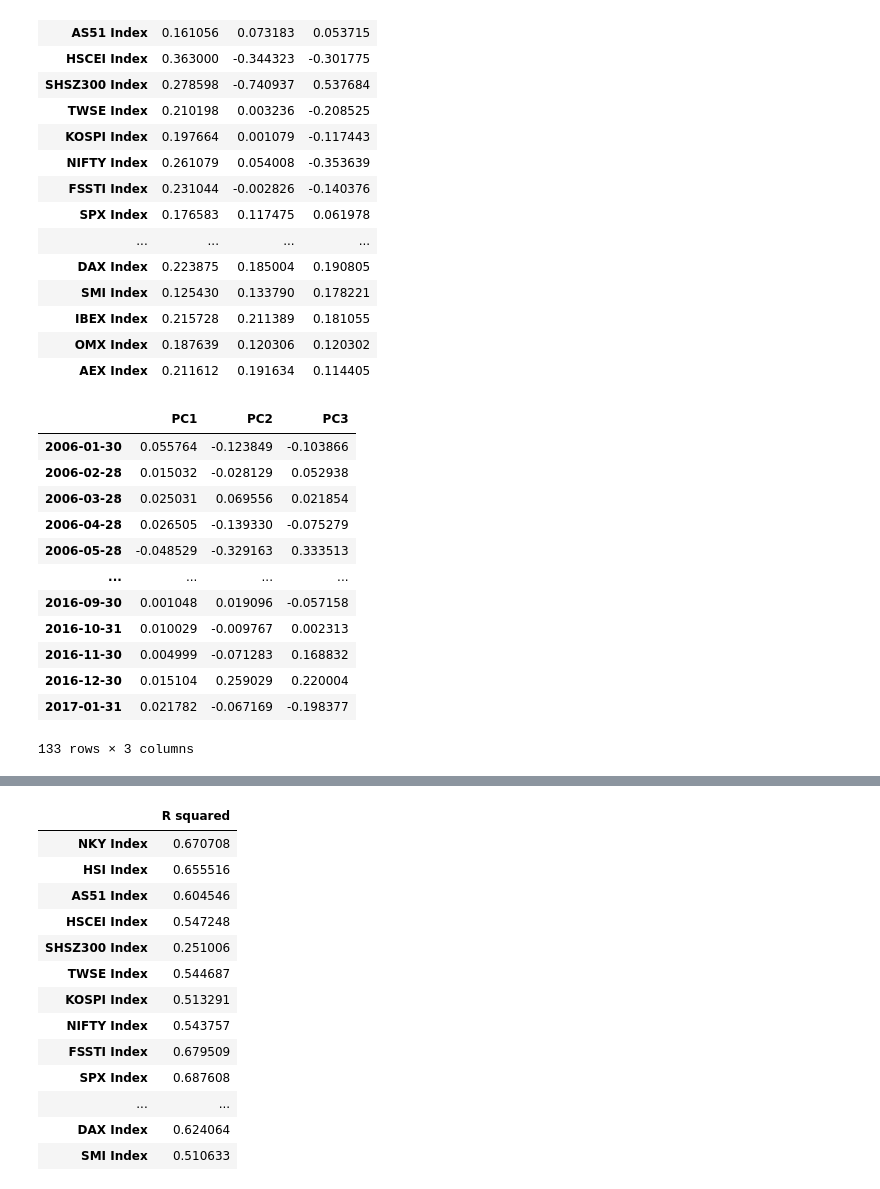
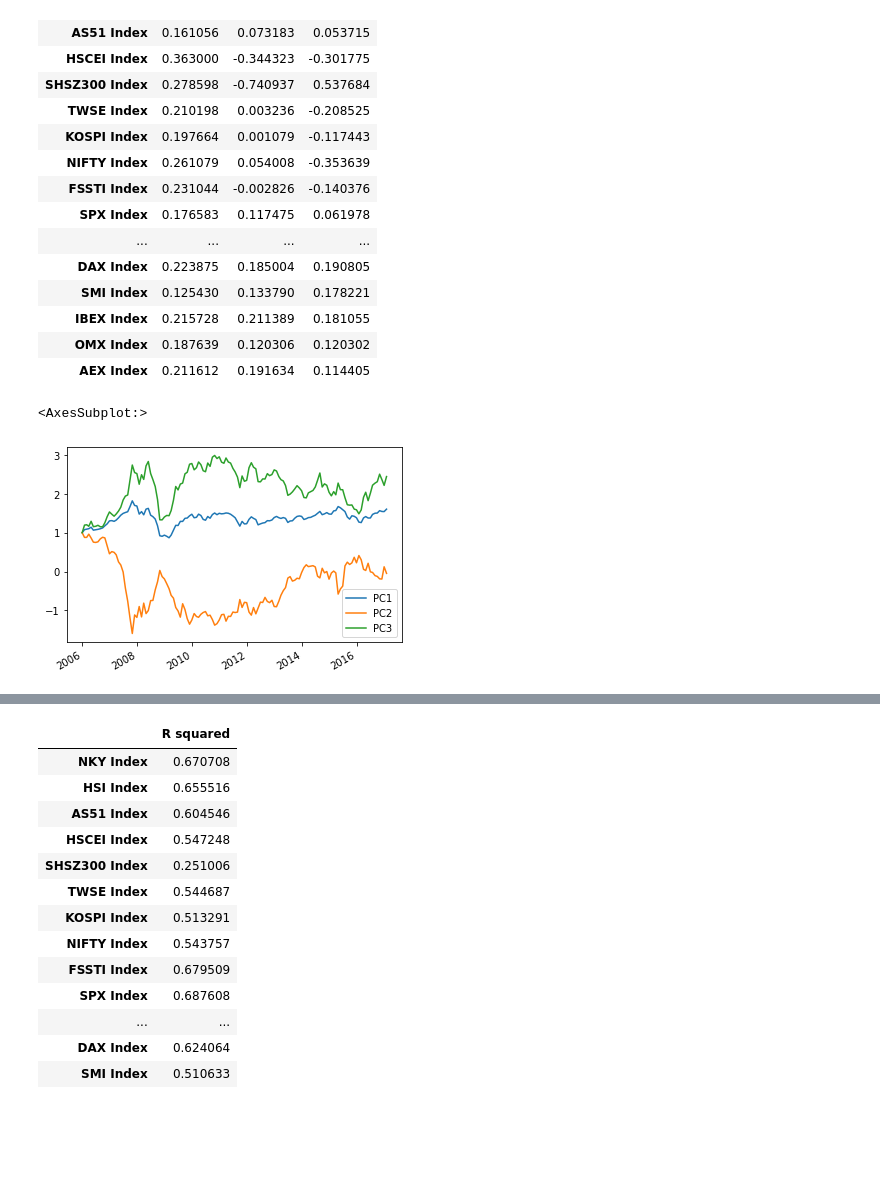
Before and after one commit to johncky/QFNtools, a Jupyter notebook: 2. Factor Analysis on Global Equity Indices using PCA.ipynb, the cells around one changed output, grey strips where cells are left out. Cells and saved outputs as stored; diff of their text form; code cells hidden in the pictures; blank space fills up the shorter version.

```diff
--- a/2. Factor Model for Global Equity Indices using PCA.ipynb
+++ b/2. Factor Analysis on Global Equity Indices using PCA.ipynb
@@ -60,22 +60,15 @@ pca_loadings_df
 | AEX Index | 0.211612 | 0.191634 | 0.114405 |
 # %%
 # eigen portfolios
-pca_port_df = pd.DataFrame(np.dot(equity_return, (pca_loadings_df/pca_loadings_df.sum()).to_numpy()),index=equity_return.index, columns=['PC{}'.format(i+1) for i in range(reqPC)])
-pca_port_df
+pca_port_df = pd.DataFrame(np.dot(equity, (pca_loadings_df/pca_loadings_df.sum()).to_numpy()),index=equity.index, columns=['PC{}'.format(i+1) for i in range(reqPC)])
+
+# change starting value to 1
+pca_port_df = pca_port_df/pca_port_df.iloc[0, :]
+
+pca_port_df.plot()
 # %% [output]
-|  | PC1 | PC2 | PC3 |
-| 2006-01-30 | 0.055764 | -0.123849 | -0.103866 |
-| 2006-02-28 | 0.015032 | -0.028129 | 0.052938 |
-| 2006-03-28 | 0.025031 | 0.069556 | 0.021854 |
-| 2006-04-28 | 0.026505 | -0.139330 | -0.075279 |
-| 2006-05-28 | -0.048529 | -0.329163 | 0.333513 |
-| ... | ... | ... | ... |
-| 2016-09-30 | 0.001048 | 0.019096 | -0.057158 |
-| 2016-10-31 | 0.010029 | -0.009767 | 0.002313 |
-| 2016-11-30 | 0.004999 | -0.071283 | 0.168832 |
-| 2016-12-30 | 0.015104 | 0.259029 | 0.220004 |
-| 2017-01-31 | 0.021782 | -0.067169 | -0.198377 |
-133 rows × 3 columns
+<AxesSubplot:>
+[figure, added]
 # %%
 ### This section is to find the most relevant factors (actual assets/indics) to represent the principal components (eigen portfolios)
 # the idea is that we believe there are real fundamental factors that are driving each Principal components.
```
Also changed, not shown: 4 other files.
